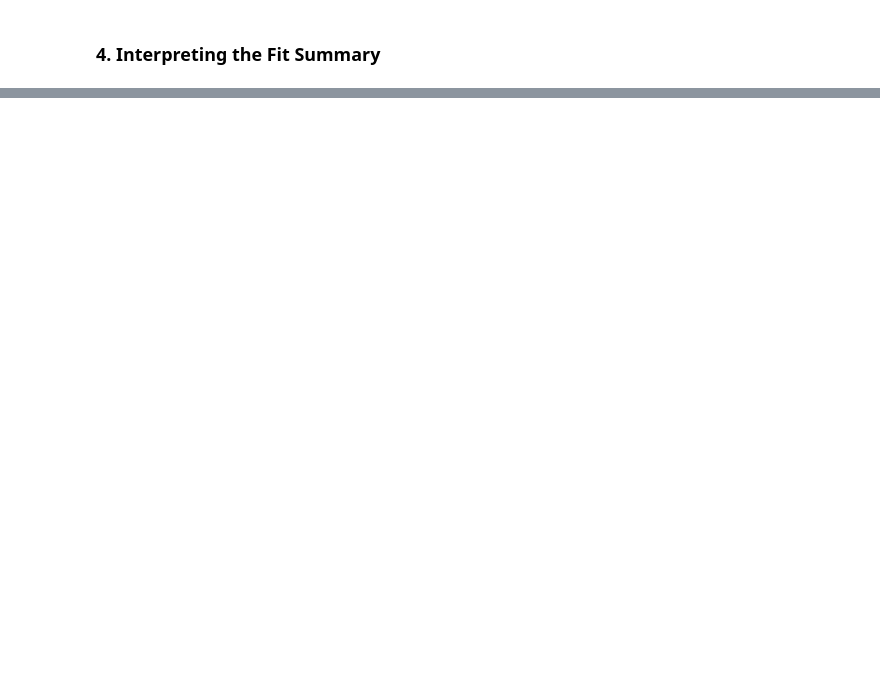
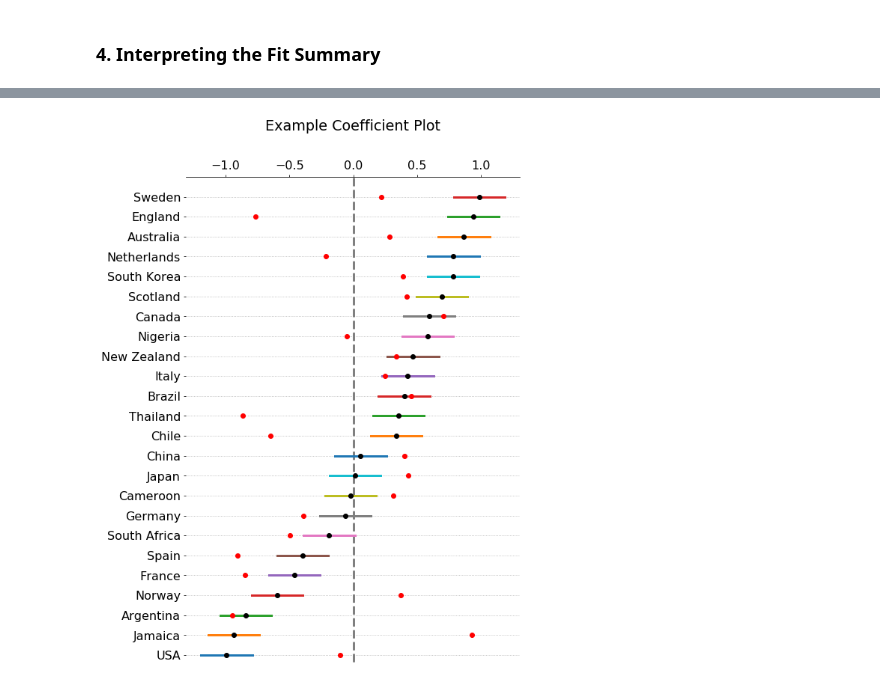
Before and after one commit to nityamd/test_tutorial, a Jupyter notebook: Scratchwork.ipynb, the cells around one changed output, grey strips where cells are left out. Saved outputs shown, nothing was run; the diff lists cells and outputs as text; code cells hidden in the pictures; blank space fills up the shorter version.

```diff
--- a/Scratchwork.ipynb
+++ b/Scratchwork.ipynb
@@ -304,0 +282,87 @@ plt.show()
+# %%
+#Mark's code
+
+import pandas as pd
+import numpy as np
+import matplotlib.pyplot as plt
+import matplotlib as mpl
+
+font = {'family' : 'normal',
+        'size'   : 16}
+
+mpl.rc('font', **font)
+
+countries = ['USA', 'France', 'Germany', 'Australia', 'Netherlands', 'England',
+             'Japan', 'Canada', 'Brazil', 'Sweden', 'Spain', 'New Zealand',
+             'Norway', 'China', 'South Korea', 'Italy', 'Nigeria', 'Cameroon',
+             'South Africa', 'Jamaica', 'Scotland', 'Thailand', 'Chile',
+             'Argentina']
+
+def fake_data(n):
+    del_x = 0.2
+    if n > 24:
+        print('the maximum for n is 24 :-(')
+        n = 24
+
+    names = np.random.choice(countries, n, replace=False)
+    averages = 2*np.random.random(n) - 1
+
+    df = pd.DataFrame({'average': averages,
+                       'names': names})
+    df.loc[:, 'left'] = df.average - del_x
+    df.loc[:, 'right'] = df.average + del_x
+    return df
+
+def coefficient_plot(x, left, right, actual_data, names=None, title=None):
+    fig, ax = plt.subplots(figsize=(8,12))
+
+    # Guideline (First = underneath everything else).
+    ax.plot([0, 0], [-1, x.size+0.5], '--', color='grey', lw=3)
+    ax.set_ylim([-0.5, x.size])
+
+    # Plot horizontal bars.
+    for row, pair in enumerate(zip(left, right)):
+        ax.plot(pair, [row,row], lw=3)
+
+    # Plot averages.
+    ax.plot(x, np.arange(x.size), 'o', color='black')
+
+    #Plot real data where applicable
+    ax.plot(actual_data, np.arange(actual_data.size), 'o', color='red')
+
+    # Names.
+    if names is not None:
+        ax.set_yticks(np.arange(x.size))
+        ax.set_yticklabels(names)
+
+    if title is not None:
+        ax.set_title(title, pad=40)
+
+    # Clean up plot.
+    ax.spines['right'].set_visible(False)
+    ax.spines['left'].set_visible(False)
+    ax.spines['bottom'].set_visible(False)
+    ax.xaxis.tick_top()
+    ax.yaxis.grid(linestyle='dotted')
+
+    # Save or plot.
+    plt.savefig('example.png', bbox_inches='tight', dpi=300)
+    #plt.show()
+
+
+def main():
+    # Create Fake data.
+    df = fake_data(24)
+
+    # Sort on average.
+    df = df.sort_values(by='average')
+
+    # Plot.
+    actual_data = averages = 2*np.random.random(24) - 1
+    coefficient_plot(df['average'], df['left'], df['right'], actual_data,
+                     names=df['names'], title='Example Coefficient Plot')
+
+if __name__ == '__main__':
+    main()
+# %% [output]
+[figure, added]
```
Also changed, not shown: parts of 26 cells of this notebook, 5 other files.
